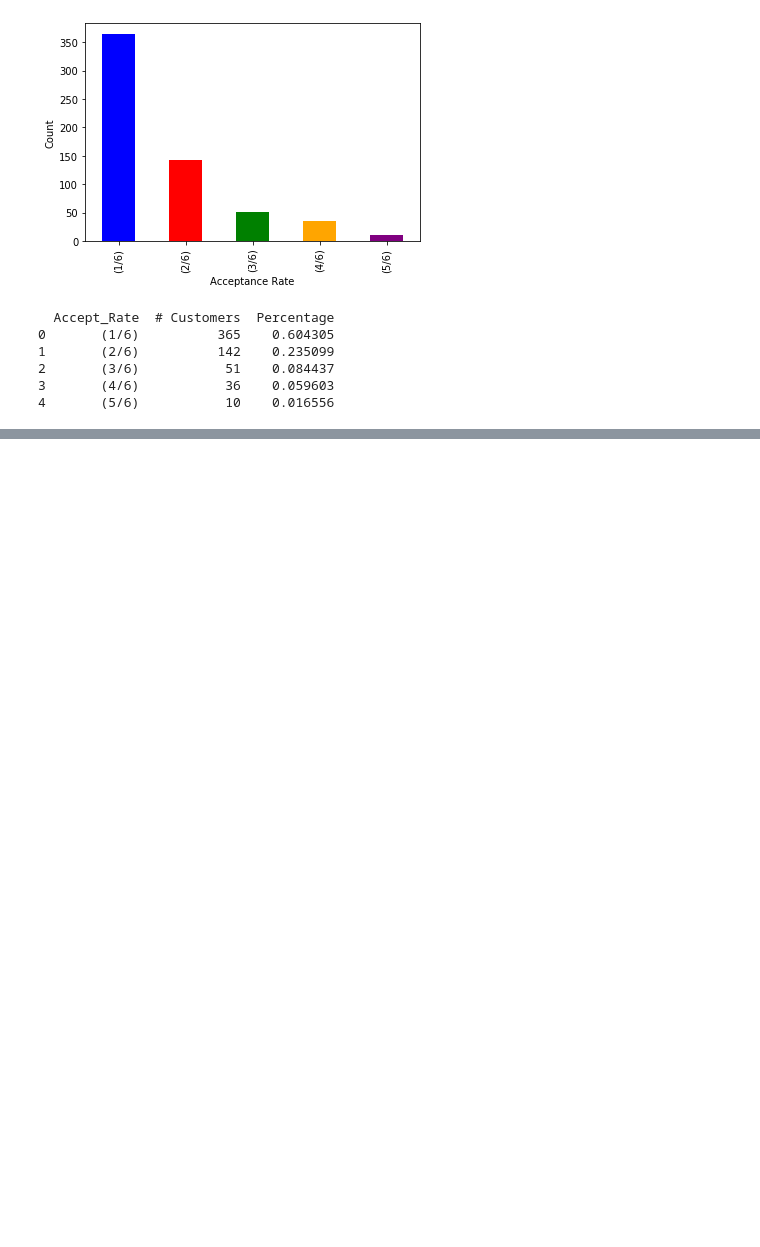
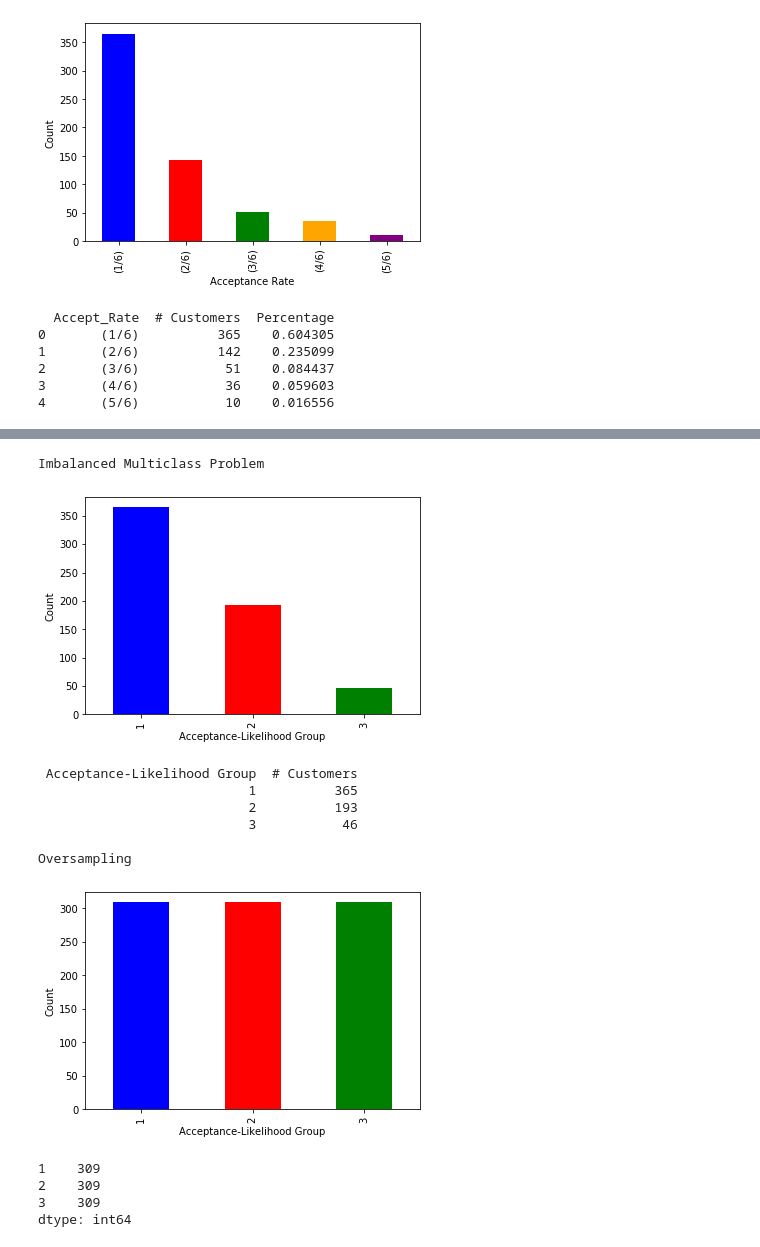
Before and after one commit to RachidRezzik/Market_Camp, a Jupyter notebook: Machine_Learning.ipynb, the cells around one changed output, grey strips where cells are left out. Saved outputs shown, nothing was run; the diff lists cells and outputs as text; code cells hidden in the pictures; blank space fills up the shorter version.

```diff
--- a/Machine_Learning.ipynb
+++ b/Machine_Learning.ipynb
@@ -594,18 +477,14 @@ Imbalanced Multiclass Problem
 # %%
-### Numerically Encode Accept_Rate ###
+### Numerically Encoding the three likelihood groups ^ with Accept_Rate ###
+
 for idx, row in marketing_accept.iterrows():
     if row['Accept_Rate'] == '(1/6)':
         marketing_accept.loc[idx, 'Accept_Rate'] = 1
-    elif row['Accept_Rate'] == '(2/6)':
+    elif row['Accept_Rate'] == '(2/6)' or row['Accept_Rate'] == '(3/6)':
         marketing_accept.loc[idx, 'Accept_Rate'] = 2
-    elif row['Accept_Rate'] == '(3/6)':
+    elif row['Accept_Rate'] == '(4/6)' or row['Accept_Rate'] == '(5/6)':
         marketing_accept.loc[idx, 'Accept_Rate'] = 3
-    elif row['Accept_Rate'] == '(4/6)':
-        marketing_accept.loc[idx, 'Accept_Rate'] = 4
-    elif row['Accept_Rate'] == '(5/6)':
-        marketing_accept.loc[idx, 'Accept_Rate'] = 5
 
-print(marketing_accept['Accept_Rate'])
 marketing_ml_accept = marketing_accept.drop(['Accept_One', 'Accept_Rate', 'Cust_Accept (%)'], axis=1)
 
 ## Unskewing Data with Log(1 + x) transform ###
@@ -689 +510,42 @@ dtype: int64
+# %%
+### Classifier for Accept_Rate - Gradient Boosting ###
+
+X = ml_accept.values
+y = marketing_accept['Accept_Rate']
+X_train, X_test, y_train, y_test = train_test_split(X, y, test_size=.15, random_state=42)
+
+new = marketing_accept.groupby('Accept_Rate')['Accept_One'].count().reset_index()
+new.columns = ['Acceptance-Likelihood Group', '# Customers']
+print('Imbalanced Multiclass Problem')
+marketing_accept.groupby('Accept_Rate')['Accept_Rate'].count().plot(kind='bar', color=my_colors)
+plt.xlabel('Acceptance-Likelihood Group')
+plt.ylabel('Count')
+plt.show()
+print(new.to_string(index=False))
+
+### SMOTE ###
+from imblearn.over_sampling import SMOTE
+print('\nOversampling')
+sm = SMOTE(n_jobs=-1, random_state=47)
+X_sm, y_sm = sm.fit_resample(X_train, y_train)
+acceptance = pd.Series(y_sm)
+acceptance.value_counts().sort_index().plot(kind='bar', color=my_colors)
+plt.xlabel('Acceptance-Likelihood Group')
+plt.ylabel('Count')
+plt.show()
+print(acceptance.value_counts().sort_index())
+# %% [output]
+Imbalanced Multiclass Problem
+[figure, added]
+ Acceptance-Likelihood Group  # Customers
+                           1          365
+                           2          193
+                           3           46
+
+Oversampling
+[figure, added]
+1    309
+2    309
+3    309
+dtype: int64
 # %%
```
Also changed, not shown: parts of 29 cells of this notebook.
